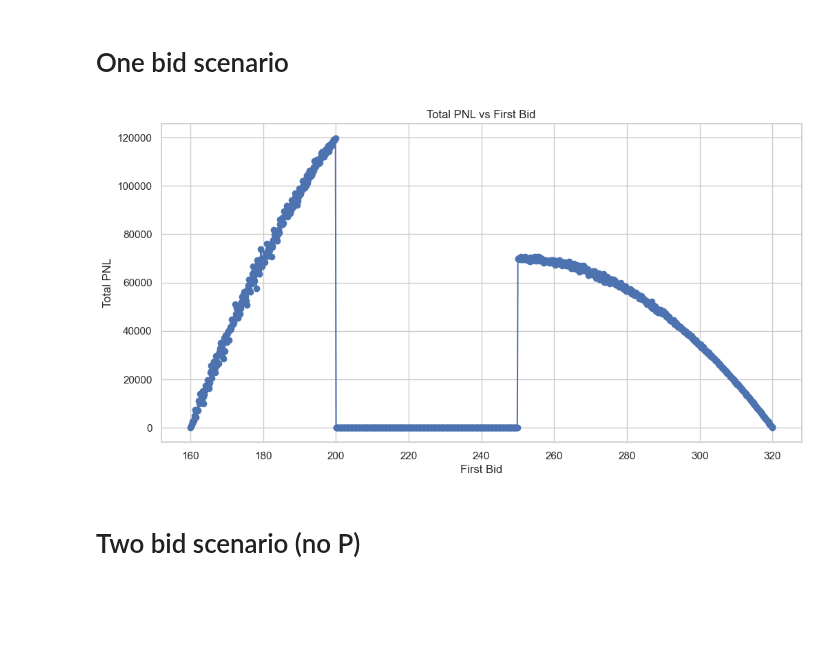
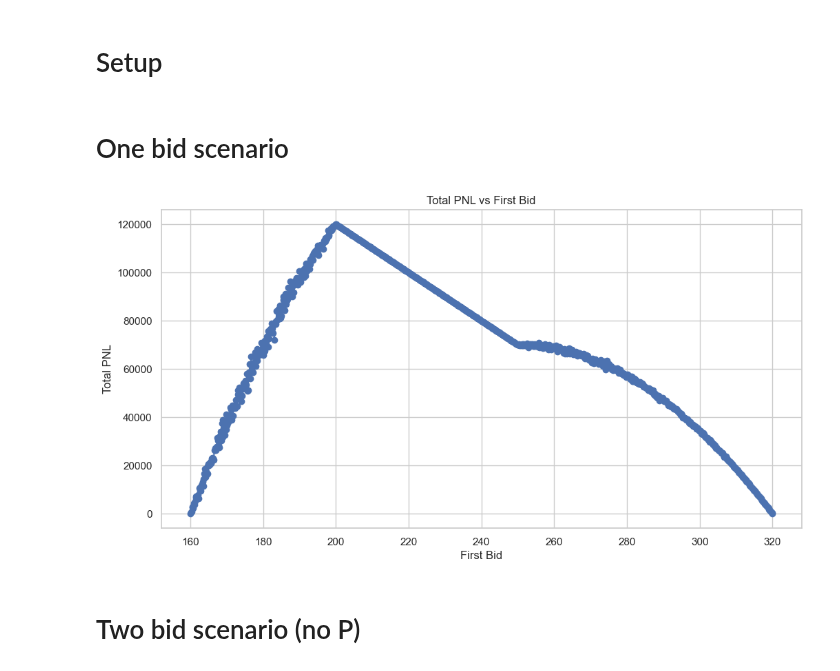
Before and after one commit to chrispyroberts/imc-prosperity-3, a Jupyter notebook: ROUND 3/manualn.ipynb, the cells around one changed output. Cells and saved outputs as stored; diff of their text form; code cells hidden in the pictures; blank space fills up the shorter version.

```diff
--- a/ROUND 3/manualn.ipynb
+++ b/ROUND 3/manualn.ipynb
@@ -1,60 +1,62 @@
+# %% [markdown]
+# Setup
+# %%
+import numpy as np
+import pandas as pd
+from tqdm import tqdm
+from IPython.display import display
+import matplotlib.pyplot as plt
+import seaborn as sns
+
+# === Simulation Parameters ===
+N_TURTLES = 5000 # ~ real will be around 2k
+
+# === Reserve Price Distribution ===
+def sample_reserve_prices(n):
+    low = np.random.uniform(160, 200, size=n // 2)
+    high = np.random.uniform(250, 320, size=n - n // 2)
+    return np.concatenate([low, high])
+
+def sample_continuous(n):
+    return np.random.uniform(160, 320, size = n)
 # %% [markdown]
 # One bid scenario
 # %%
-import numpy as np
-import pandas as pd
-from tqdm import tqdm
-from IPython.display import display
-import matplotlib.pyplot as plt
-import seaborn as sns
-
-# === Simulation Parameters ===
-N_TURTLES = 2000 # ~ real will be around 2k
-N_SIMULATIONS = 1000
+N_SIMULATIONS = 1600
 
 bids = np.linspace(160, 320, N_SIMULATIONS)
-
-
-# === Reserve Price Distribution ===
-def sample_reserve_prices(n):
-    low = np.random.uniform(160, 200, size=n // 2)
-    high = np.random.uniform(250, 320, size=n - n // 2)
-    return np.concatenate([low, high])
-
-def sample_continuous(n):
-    return np.random.uniform(160, 320, size = n)
 
 # === Monte Carlo Simulation ===
 results = []
 
 for sim in tqdm(range(N_SIMULATIONS), desc="Simulating"):
     reserve_prices = sample_reserve_prices(N_TURTLES)
     # reserve_prices = sample_continuous(N_TURTLES)
     first_bid = bids[sim]
 
     pnl = 0
     for reserve in reserve_prices:
-        if first_bid >= reserve and (first_bid<200 or first_bid>250): # First bid wins
+        if first_bid >= reserve: # First bid wins
             pnl += 320 - first_bid
 
     results.append({
         "sim": sim,
         "first_bid": first_bid,
         "Total PNL": pnl
     })
 
 # Graph the results
 sns.set(style="whitegrid")
 
 plt.figure(figsize=(12, 6))
 plt.title("Total PNL vs First Bid")
 plt.xlabel("First Bid")
 plt.ylabel("Total PNL")
 plt.plot(bids, [result["Total PNL"] for result in results], marker='o', linestyle='-')
 plt.grid(True)
 plt.show()
 # %% [output]
-[figure, old version]
+[figure, new version]
 # %% [markdown]
 # Two bid scenario (no P)
 # %%
```
Also changed, not shown: parts of 12 cells of this notebook.
